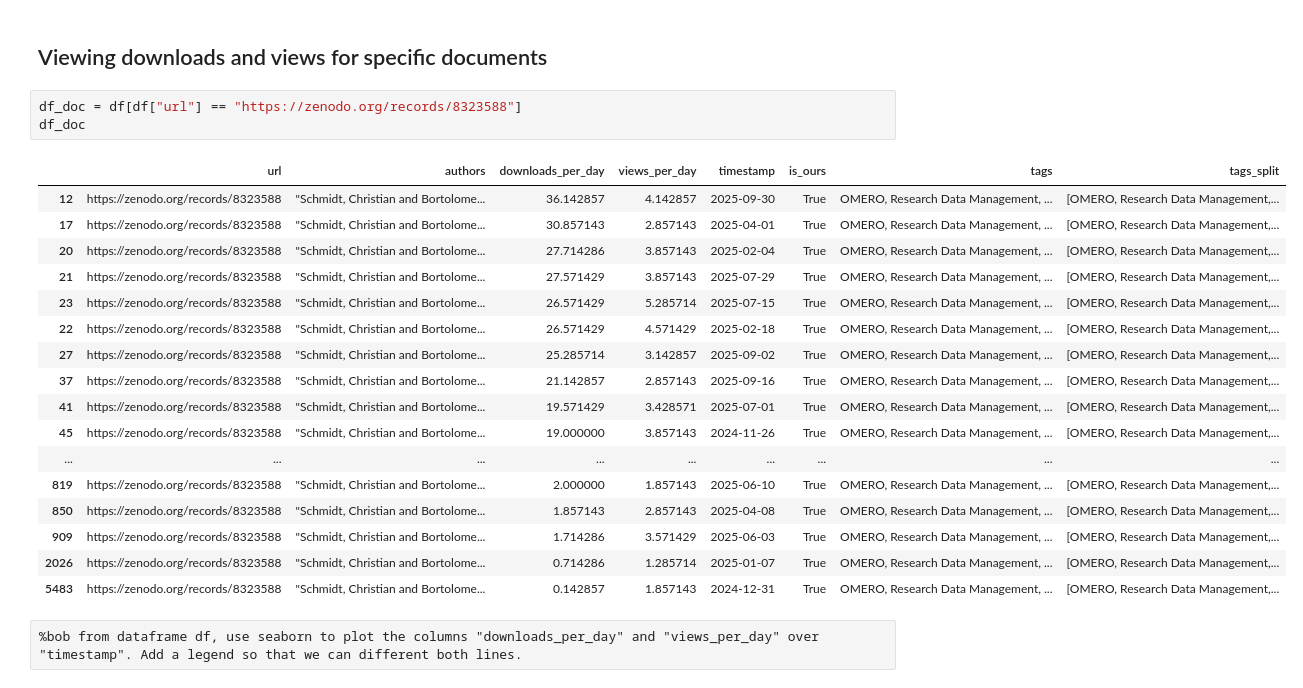
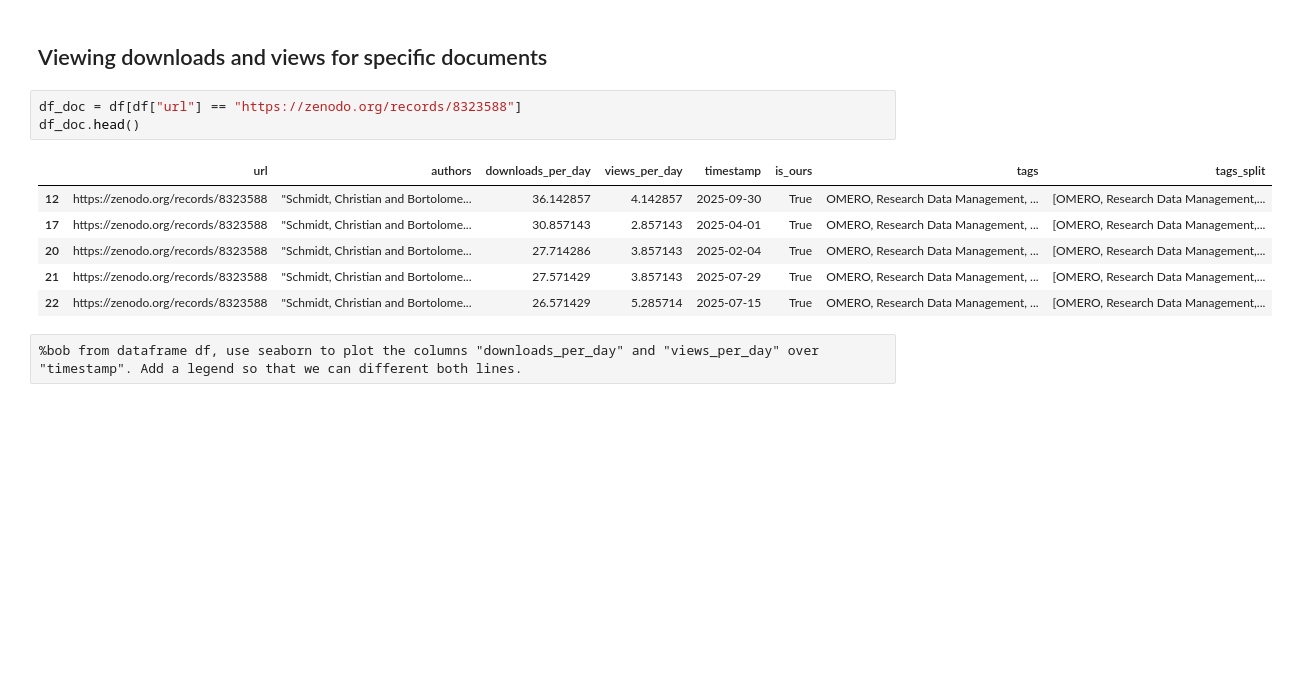
Before and after one commit to NFDI4BIOIMAGE/training, a Jupyter notebook: notebooks/download_stats.ipynb, the cells around one changed output. Saved outputs shown, nothing was run; the diff lists cells and outputs as text; blank space fills up the shorter version.

```diff
--- a/notebooks/download_stats.ipynb
+++ b/notebooks/download_stats.ipynb
@@ -405,25 +405,14 @@ plt.show()
 ## Viewing downloads and views for specific documents
 # %%
 df_doc = df[df["url"] == "https://zenodo.org/records/8323588"]
-df_doc
+df_doc.head()
 # %% [output]
 |  | url | authors | downloads_per_day | views_per_day | timestamp | is_ours | tags | tags_split |
 | 12 | https://zenodo.org/records/8323588 | "Schmidt, Christian and Bortolome... | 36.142857 | 4.142857 | 2025-09-30 | True | OMERO, Research Data Management, ... | [OMERO, Research Data Management,... |
 | 17 | https://zenodo.org/records/8323588 | "Schmidt, Christian and Bortolome... | 30.857143 | 2.857143 | 2025-04-01 | True | OMERO, Research Data Management, ... | [OMERO, Research Data Management,... |
 | 20 | https://zenodo.org/records/8323588 | "Schmidt, Christian and Bortolome... | 27.714286 | 3.857143 | 2025-02-04 | True | OMERO, Research Data Management, ... | [OMERO, Research Data Management,... |
 | 21 | https://zenodo.org/records/8323588 | "Schmidt, Christian and Bortolome... | 27.571429 | 3.857143 | 2025-07-29 | True | OMERO, Research Data Management, ... | [OMERO, Research Data Management,... |
-| 23 | https://zenodo.org/records/8323588 | "Schmidt, Christian and Bortolome... | 26.571429 | 5.285714 | 2025-07-15 | True | OMERO, Research Data Management, ... | [OMERO, Research Data Management,... |
-| 22 | https://zenodo.org/records/8323588 | "Schmidt, Christian and Bortolome... | 26.571429 | 4.571429 | 2025-02-18 | True | OMERO, Research Data Management, ... | [OMERO, Research Data Management,... |
-| 27 | https://zenodo.org/records/8323588 | "Schmidt, Christian and Bortolome... | 25.285714 | 3.142857 | 2025-09-02 | True | OMERO, Research Data Management, ... | [OMERO, Research Data Management,... |
-| 37 | https://zenodo.org/records/8323588 | "Schmidt, Christian and Bortolome... | 21.142857 | 2.857143 | 2025-09-16 | True | OMERO, Research Data Management, ... | [OMERO, Research Data Management,... |
-| 41 | https://zenodo.org/records/8323588 | "Schmidt, Christian and Bortolome... | 19.571429 | 3.428571 | 2025-07-01 | True | OMERO, Research Data Management, ... | [OMERO, Research Data Management,... |
-| 45 | https://zenodo.org/records/8323588 | "Schmidt, Christian and Bortolome... | 19.000000 | 3.857143 | 2024-11-26 | True | OMERO, Research Data Management, ... | [OMERO, Research Data Management,... |
-| ... | ... | ... | ... | ... | ... | ... | ... | ... |
-| 819 | https://zenodo.org/records/8323588 | "Schmidt, Christian and Bortolome... | 2.000000 | 1.857143 | 2025-06-10 | True | OMERO, Research Data Management, ... | [OMERO, Research Data Management,... |
-| 850 | https://zenodo.org/records/8323588 | "Schmidt, Christian and Bortolome... | 1.857143 | 2.857143 | 2025-04-08 | True | OMERO, Research Data Management, ... | [OMERO, Research Data Management,... |
-| 909 | https://zenodo.org/records/8323588 | "Schmidt, Christian and Bortolome... | 1.714286 | 3.571429 | 2025-06-03 | True | OMERO, Research Data Management, ... | [OMERO, Research Data Management,... |
-| 2026 | https://zenodo.org/records/8323588 | "Schmidt, Christian and Bortolome... | 0.714286 | 1.285714 | 2025-01-07 | True | OMERO, Research Data Management, ... | [OMERO, Research Data Management,... |
-| 5483 | https://zenodo.org/records/8323588 | "Schmidt, Christian and Bortolome... | 0.142857 | 1.857143 | 2024-12-31 | True | OMERO, Research Data Management, ... | [OMERO, Research Data Management,... |
+| 22 | https://zenodo.org/records/8323588 | "Schmidt, Christian and Bortolome... | 26.571429 | 5.285714 | 2025-07-15 | True | OMERO, Research Data Management, ... | [OMERO, Research Data Management,... |
 # %% [raw]
 %bob from dataframe df, use seaborn to plot the columns "downloads_per_day" and "views_per_day" over "timestamp". Add a legend so that we can different both lines.
 # %%
```
Also changed, not shown: parts of 11 cells of this notebook, 10 other files.
